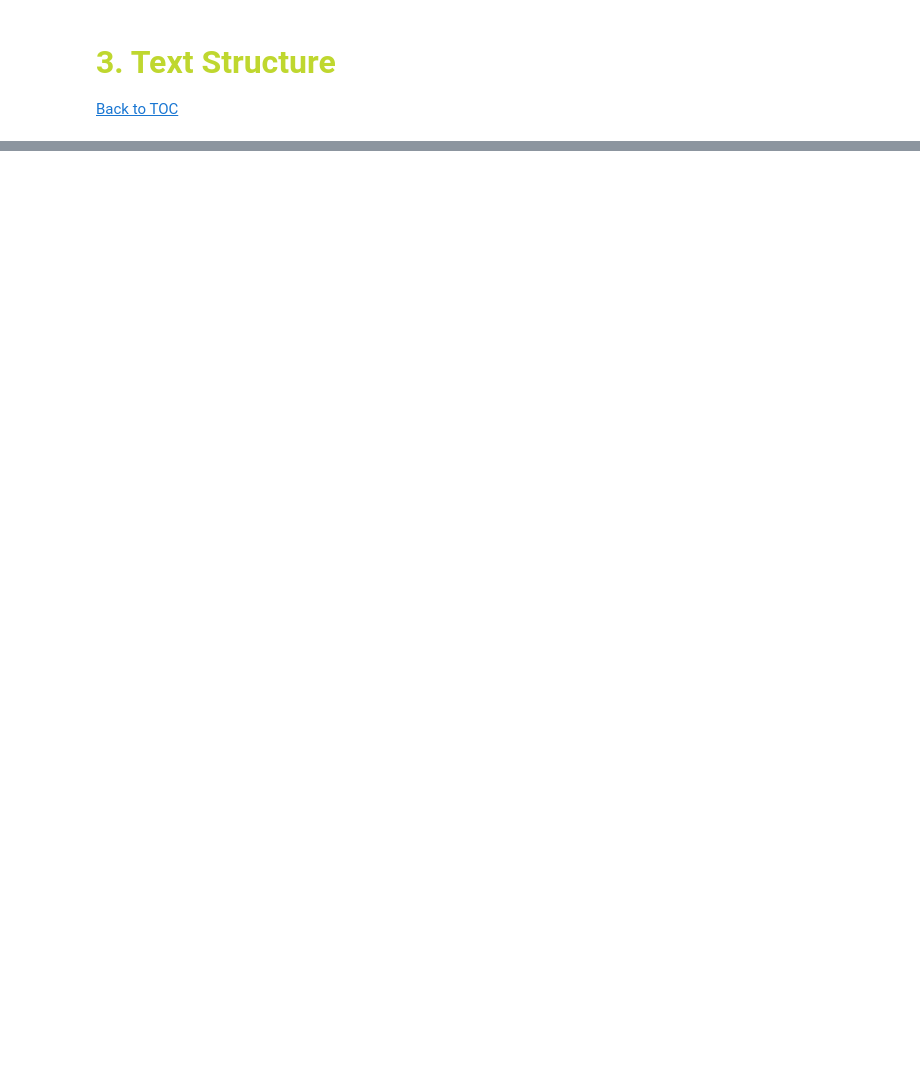
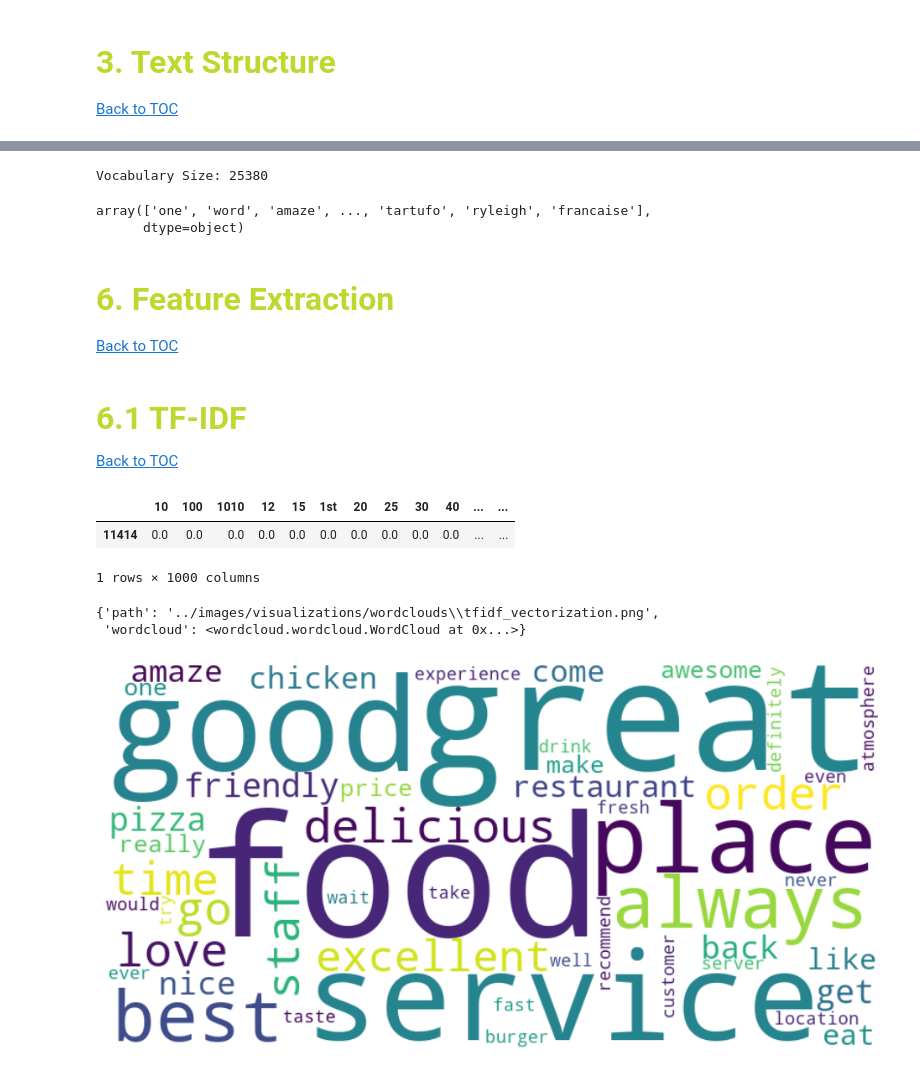
Before and after one commit to beatrizmarques2005/text_mining_in_reviews, a Jupyter notebook: notebooks/02_general_data_prep.ipynb, the cells around one changed output, grey strips where cells are left out. Drawn from its saved outputs; the diff is of its cells as text; code cells hidden in the pictures; blank space fills up the shorter version.

Commit message:
general data prep and sentiment analysis

```diff
--- a/notebooks/02_general_data_prep.ipynb
+++ b/notebooks/02_general_data_prep.ipynb
@@ -204,0 +237,18 @@ len(vocabulary)
+# %%
+dataset['token_count'] = dataset['02_transformed_text'].apply(len)
+
+histogram_chart(
+    data=dataset,
+    column='token_count',
+    title='Token Count per Review',
+    x_label='Number of Tokens'
+)
+# %%
+dataset['review_char_len'] = dataset['text'].astype(str).str.len()
+
+histogram_chart(
+    data=dataset,
+    column='review_char_len',
+    title='Review Length (Characters)',
+    x_label='Number of Characters'
+)
@@ -204,0 +277,25 @@ len(vocabulary)
+# %%
+vocabulary = corpus.unique()
+print(f'Vocabulary Size: {len(vocabulary)}')
+vocabulary
+# %% [output]
+Vocabulary Size: 25380
+array(['one', 'word', 'amaze', ..., 'tartufo', 'ryleigh', 'francaise'],
+      dtype=object)
+# %% [markdown]
+# <font color='#BFD72F' size=6>**6. Feature Extraction**</font> <a class="anchor" id="6"></a>
+
+[Back to TOC](#toc)
+# %% [markdown]
+## <font color='#BFD72F' size=6>6.1 TF-IDF</font> <a class="anchor" id="6_1"></a>
+
+[Back to TOC](#toc)
+# %%
+tfidf_text, tfidf_vectorizer = vectorize_texts(dataset['03_normalized_text'])
+tfidf_df = pd.DataFrame(tfidf_text.toarray(), columns=tfidf_vectorizer.get_feature_names_out())
+# %%
+tfidf_df.sample(1, random_state=12)
+# %% [output]
+|  | 10 | 100 | 1010 | 12 | 15 | 1st | 20 | 25 | 30 | 40 | ... | ... |
+| 11414 | 0.0 | 0.0 | 0.0 | 0.0 | 0.0 | 0.0 | 0.0 | 0.0 | 0.0 | 0.0 | ... | ... |
+1 rows × 1000 columns
@@ -204,0 +316,11 @@ len(vocabulary)
+# %%
+wordcloud_from_vectorized(
+    folder_path='../images/visualizations/wordclouds',
+    filename='tfidf_vectorization.png',
+    vectorized_df=tfidf_df,
+    top_n=50
+)
+# %% [output]
+{'path': '../images/visualizations/wordclouds\\tfidf_vectorization.png',
+ 'wordcloud': <wordcloud.wordcloud.WordCloud at 0x...>}
+[figure, added]
```
Also changed, not shown: parts of 31 cells of this notebook, 6 other files.
